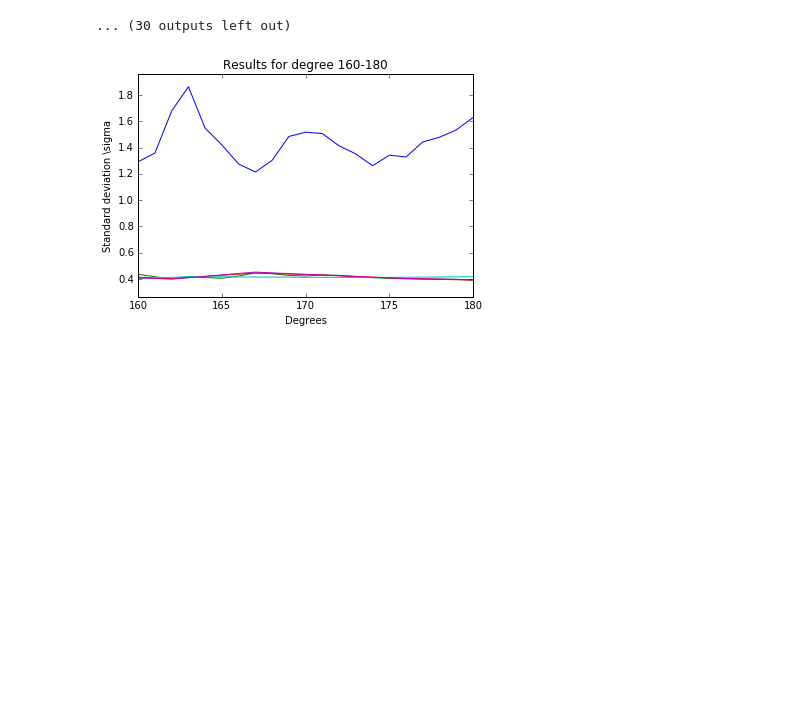
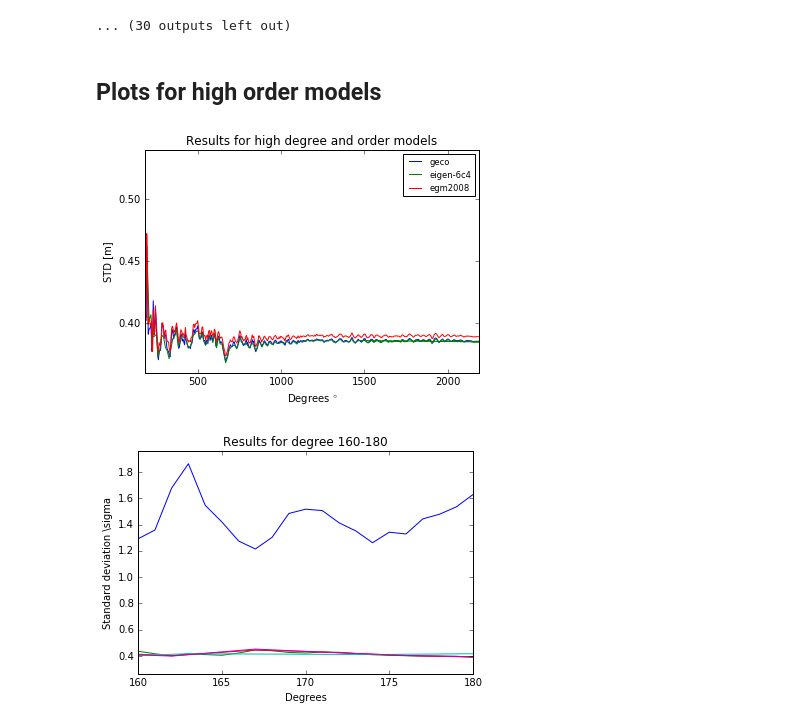
Before and after one commit to adonese/geoidapp-notebooks, a Jupyter notebook: python_implementation.ipynb, the cells around one changed output. Saved outputs shown, nothing was run; the diff lists cells and outputs as text; code cells hidden in the pictures; blank space fills up the shorter version.

Commit message:
plots for high order models

```diff
--- a/python_implementation.ipynb
+++ b/python_implementation.ipynb
@@ -104,6 +104,32 @@ This is style seaborn-talk
 This is style seaborn-bright
 [figure]
 ... (30 outputs left out)
+# %% [markdown]
+## Plots for high order models
+# %%
+figname = 'high_order_models'
+labels = ['ITU-GRACE16', 'ITU_GGC16', 'geco', 'eigen-6c4', 'egm2008']
+tmp_dir = 'high_order_figures'
+
+x_vals = np.linspace(180, 2190, 4)
+
+plt.xlim([180, 2190])
+plt.xlabel(r'Degrees $\degree$')
+plt.ylabel("STD [m]")
+plt.title("Results for high degree and order models")
+#plt.xticks(x_vals)
+
+plt.plot(list_std[2][:, 0], list_std[2][:, 1], label="geco")
+plt.plot(list_std[3][:, 0], list_std[3][:, 1], label="eigen-6c4")
+plt.plot(list_std[4][:, 0], list_std[4][:, 1], label="egm2008")
+plt.legend(loc='best', fontsize='small')
+if not os.path.exists(tmp_dir):
+    os.mkdir(tmp_dir)
+fname = '%s/%s_small_modified_xticks_180' %(tmp_dir, figname)
+plt.savefig(fname, dpi=1200, format='ps')
+plt.show()
+# %% [output]
+[figure, added]
 # %%
 ##### Now Let's plot it
 labels = ['ITU-GRACE16', 'ITU_GGC16', 'geco', 'eigen-6c4', 'egm2008']
```
Also changed, not shown: 8 other files.
